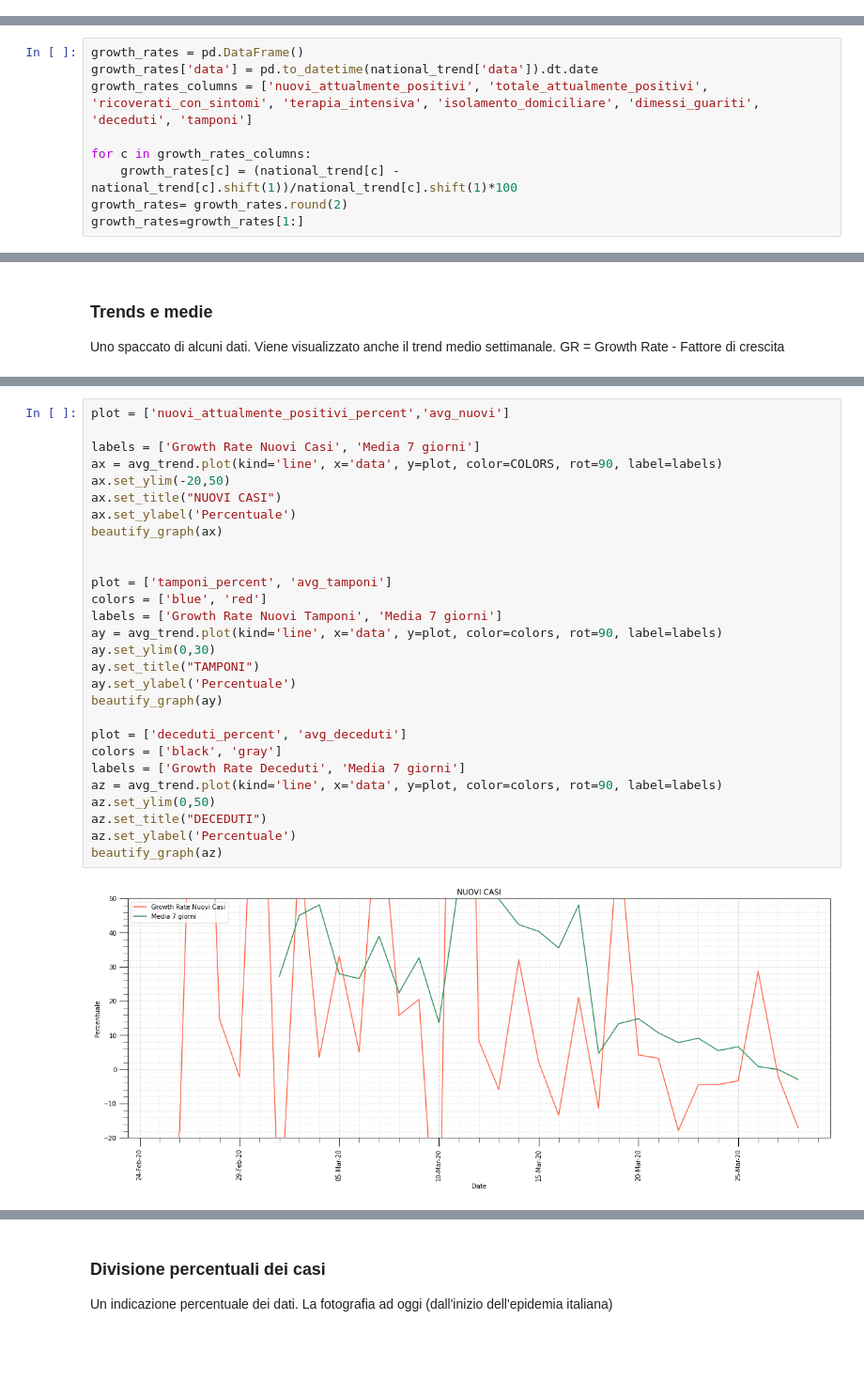
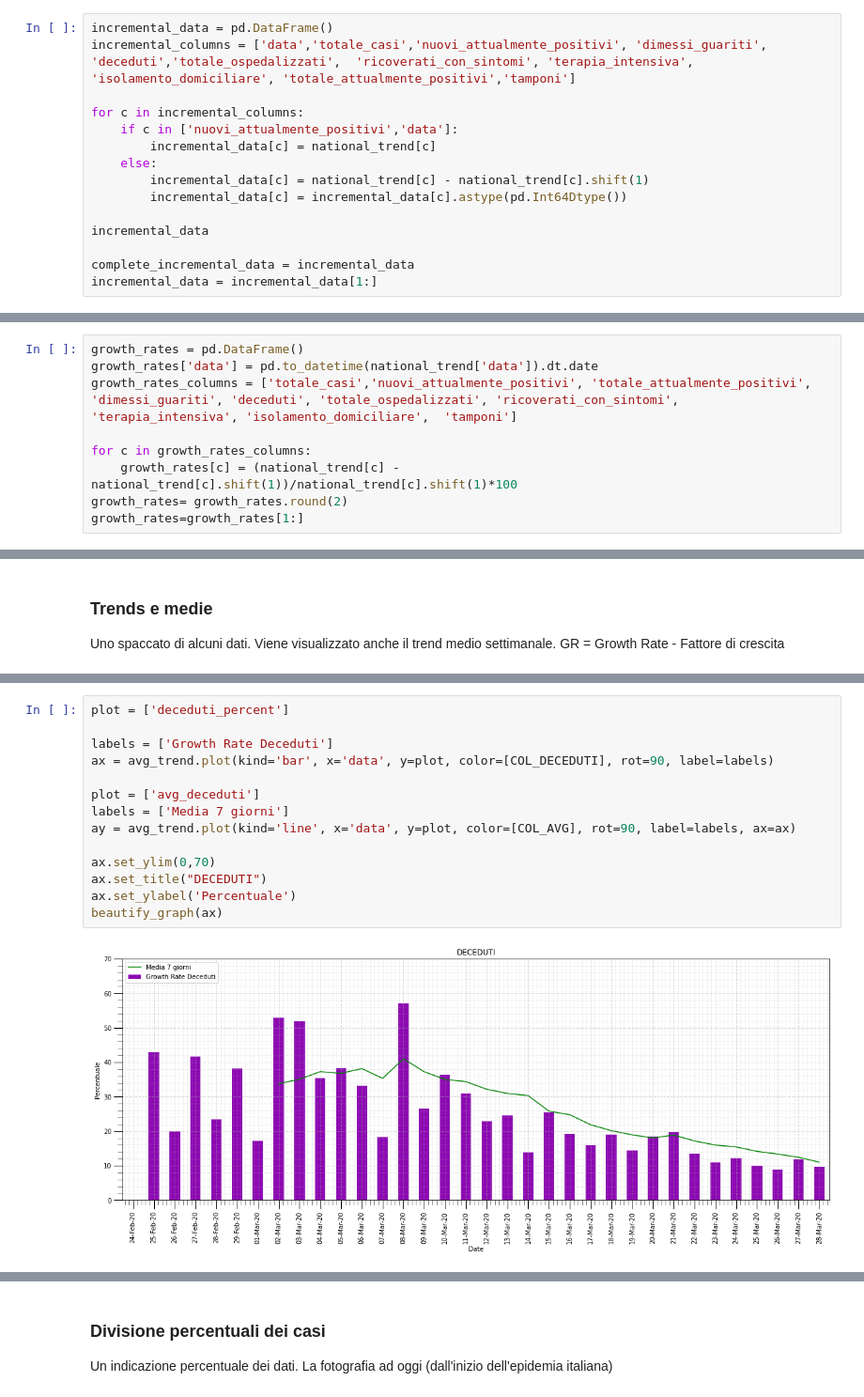
Before and after one commit to pasalino/Covid-19-PyAnalysis, a Jupyter notebook: Covid-19.ipynb, the cells around one changed output, grey strips where cells are left out. Shown at 94% size. Saved outputs shown, nothing was run; the diff lists cells and outputs as text; blank space fills up the shorter version.

```diff
--- a/Covid-19.ipynb
+++ b/Covid-19.ipynb
@@ -133,0 +164,15 @@ national_trend.index.rename('', inplace=True)
+# %%
+incremental_data = pd.DataFrame()
+incremental_columns = ['data','totale_casi','nuovi_attualmente_positivi', 'dimessi_guariti', 'deceduti','totale_ospedalizzati',  'ricoverati_con_sintomi', 'terapia_intensiva',  'isolamento_domiciliare', 'totale_attualmente_positivi','tamponi']
+
+for c in incremental_columns:
+    if c in ['nuovi_attualmente_positivi','data']:
+        incremental_data[c] = national_trend[c]
+    else:
+        incremental_data[c] = national_trend[c] - national_trend[c].shift(1)
+        incremental_data[c] = incremental_data[c].astype(pd.Int64Dtype())
+
+incremental_data
+
+complete_incremental_data = incremental_data
+incremental_data = incremental_data[1:]
@@ -218,7 +263,7 @@ I fattori di crescita sono valori percentuali che di danno idea rispetto al gior
 # %%
 growth_rates = pd.DataFrame()
 growth_rates['data'] = pd.to_datetime(national_trend['data']).dt.date
-growth_rates_columns = ['nuovi_attualmente_positivi', 'totale_attualmente_positivi', 'ricoverati_con_sintomi', 'terapia_intensiva', 'isolamento_domiciliare', 'dimessi_guariti', 'deceduti', 'tamponi']
+growth_rates_columns = ['totale_casi','nuovi_attualmente_positivi', 'totale_attualmente_positivi', 'dimessi_guariti', 'deceduti', 'totale_ospedalizzati', 'ricoverati_con_sintomi', 'terapia_intensiva', 'isolamento_domiciliare',  'tamponi']
 
 for c in growth_rates_columns:
     growth_rates[c] = (national_trend[c] - national_trend[c].shift(1))/national_trend[c].shift(1)*100
@@ -303,30 +445,16 @@ show_table(avg_trend,5).rename(columns=LABELS)
 # %%
-plot = ['nuovi_attualmente_positivi_percent','avg_nuovi']
+plot = ['deceduti_percent']
 
-labels = ['Growth Rate Nuovi Casi', 'Media 7 giorni']
-ax = avg_trend.plot(kind='line', x='data', y=plot, color=COLORS, rot=90, label=labels)
-ax.set_ylim(-20,50)
-ax.set_title("NUOVI CASI")
+labels = ['Growth Rate Deceduti']
+ax = avg_trend.plot(kind='bar', x='data', y=plot, color=[COL_DECEDUTI], rot=90, label=labels)
+
+plot = ['avg_deceduti']
+labels = ['Media 7 giorni']
+ay = avg_trend.plot(kind='line', x='data', y=plot, color=[COL_AVG], rot=90, label=labels, ax=ax)
+
+ax.set_ylim(0,70)
+ax.set_title("DECEDUTI")
 ax.set_ylabel('Percentuale')
 beautify_graph(ax)
-
-
-plot = ['tamponi_percent', 'avg_tamponi']
-colors = ['blue', 'red']
-labels = ['Growth Rate Nuovi Tamponi', 'Media 7 giorni']
-ay = avg_trend.plot(kind='line', x='data', y=plot, color=colors, rot=90, label=labels)
-ay.set_ylim(0,30)
-ay.set_title("TAMPONI")
-ay.set_ylabel('Percentuale')
-beautify_graph(ay)
-
-plot = ['deceduti_percent', 'avg_deceduti']
-colors = ['black', 'gray']
-labels = ['Growth Rate Deceduti', 'Media 7 giorni']
-az = avg_trend.plot(kind='line', x='data', y=plot, color=colors, rot=90, label=labels)
-az.set_ylim(0,50)
-az.set_title("DECEDUTI")
-az.set_ylabel('Percentuale')
-beautify_graph(az)
 # %% [output]
-[figure, old version]
+[figure, new version]
```
Also changed, not shown: parts of 34 cells of this notebook, 1 other file.
